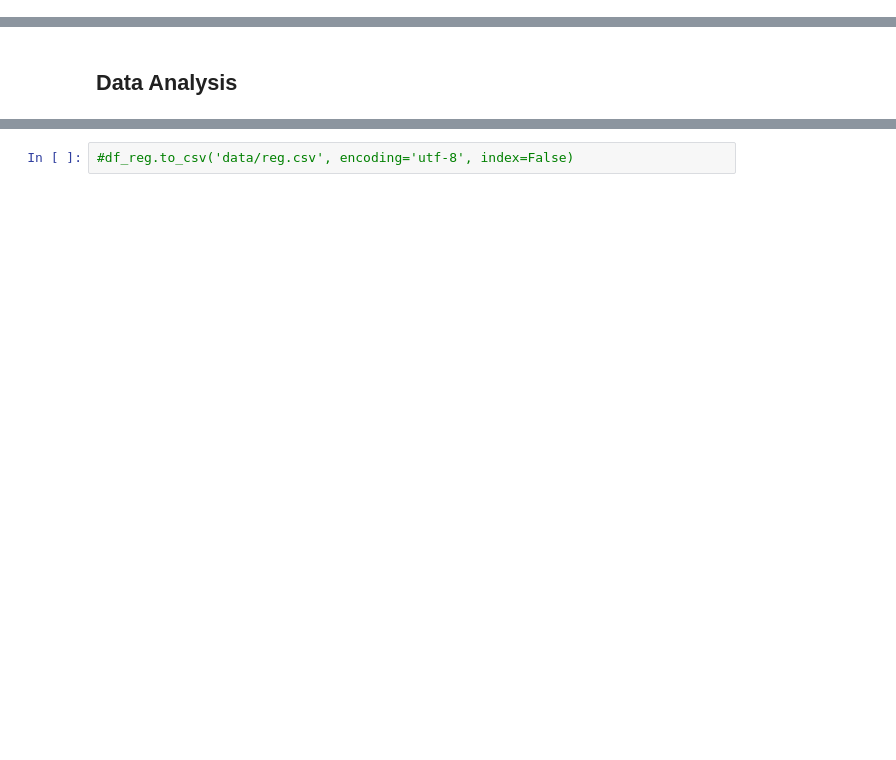
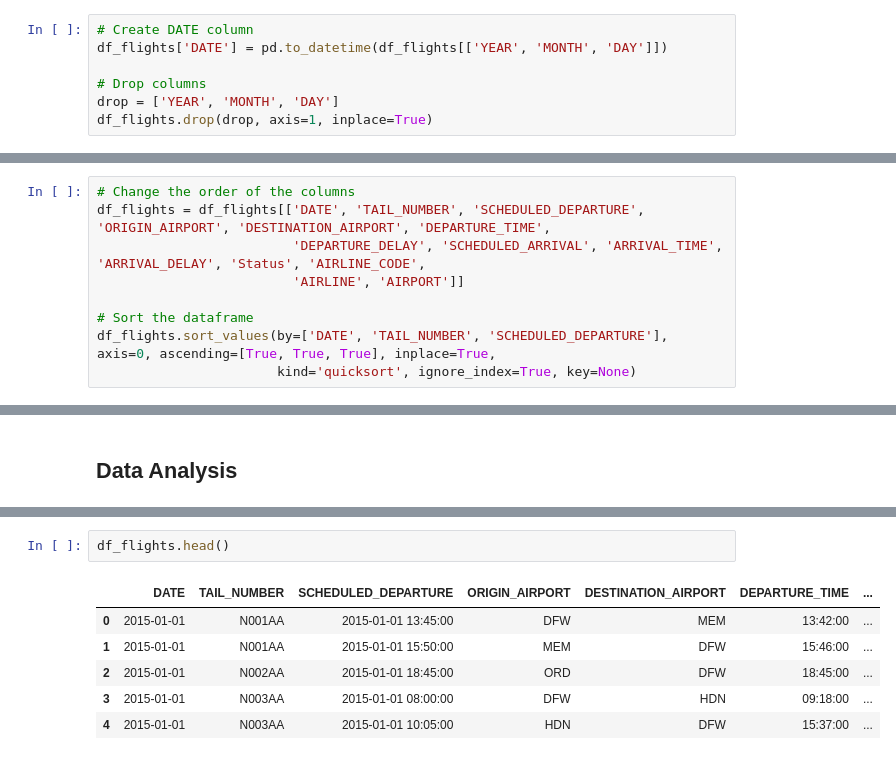
Before and after one commit to GaryLBentley/FlightDelays, a Jupyter notebook: FlightDelays.ipynb, the cells around one changed output, grey strips where cells are left out. Cells and saved outputs as stored; diff of their text form; blank space fills up the shorter version.

```diff
--- a/FlightDelays.ipynb
+++ b/FlightDelays.ipynb
@@ -227 +180,8 @@ df_flights['Status'] = df_flights['Status'].fillna("REG")
+# %%
+# Create DATE column
+df_flights['DATE'] = pd.to_datetime(df_flights[['YEAR', 'MONTH', 'DAY']])
+
+# Drop columns
+drop = ['YEAR', 'MONTH', 'DAY']
+df_flights.drop(drop, axis=1, inplace=True)
 # %% [markdown]
@@ -239,3 +212,12 @@ df_flights.head()
+# %%
+# Change the order of the columns
+df_flights = df_flights[['DATE', 'TAIL_NUMBER', 'SCHEDULED_DEPARTURE', 'ORIGIN_AIRPORT', 'DESTINATION_AIRPORT', 'DEPARTURE_TIME',
+                         'DEPARTURE_DELAY', 'SCHEDULED_ARRIVAL', 'ARRIVAL_TIME', 'ARRIVAL_DELAY', 'Status', 'AIRLINE_CODE',
+                         'AIRLINE', 'AIRPORT']]
+
+# Sort the dataframe
+df_flights.sort_values(by=['DATE', 'TAIL_NUMBER', 'SCHEDULED_DEPARTURE'], axis=0, ascending=[True, True, True], inplace=True,
+                       kind='quicksort', ignore_index=True, key=None)
 # %% [markdown]
 Breakdown of flights associated with International and Regional airports in df_flights.
 # %%
@@ -269,2 +238,9 @@ df_intl.describe()
-# %%
-#df_reg.to_csv('data/reg.csv', encoding='utf-8', index=False)
+# %%
+df_flights.head()
+# %% [output]
+|  | DATE | TAIL_NUMBER | SCHEDULED_DEPARTURE | ORIGIN_AIRPORT | DESTINATION_AIRPORT | DEPARTURE_TIME | ... |
+| 0 | 2015-01-01 | N001AA | 2015-01-01 13:45:00 | DFW | MEM | 13:42:00 | ... |
+| 1 | 2015-01-01 | N001AA | 2015-01-01 15:50:00 | MEM | DFW | 15:46:00 | ... |
+| 2 | 2015-01-01 | N002AA | 2015-01-01 18:45:00 | ORD | DFW | 18:45:00 | ... |
+| 3 | 2015-01-01 | N003AA | 2015-01-01 08:00:00 | DFW | HDN | 09:18:00 | ... |
+| 4 | 2015-01-01 | N003AA | 2015-01-01 10:05:00 | HDN | DFW | 15:37:00 | ... |
```
Also changed, not shown: parts of 32 cells of this notebook, 2 other files.
